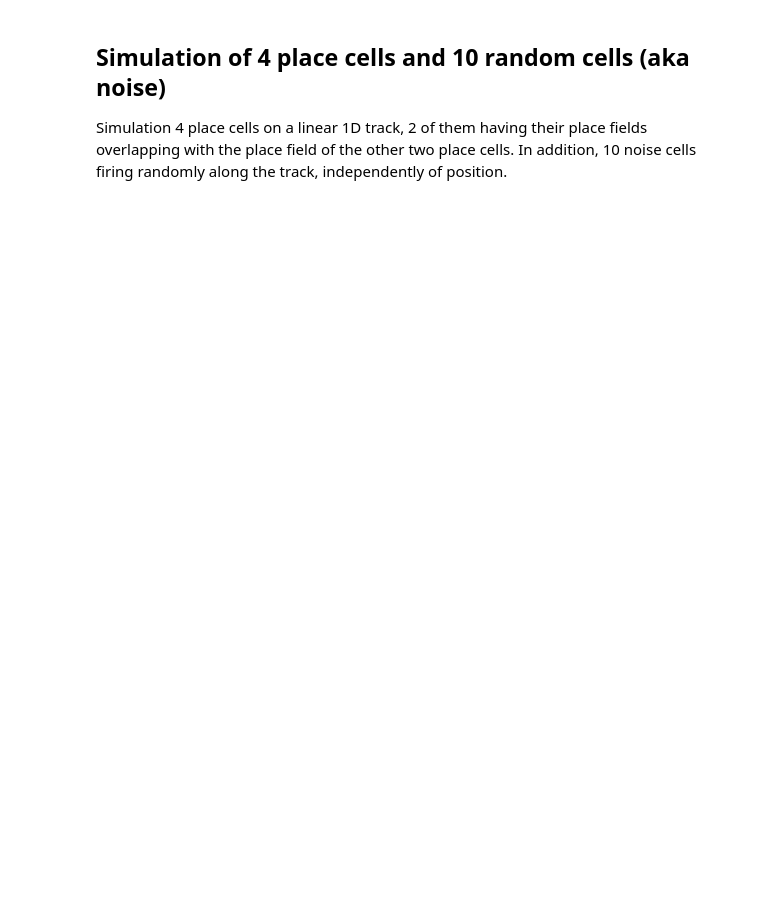
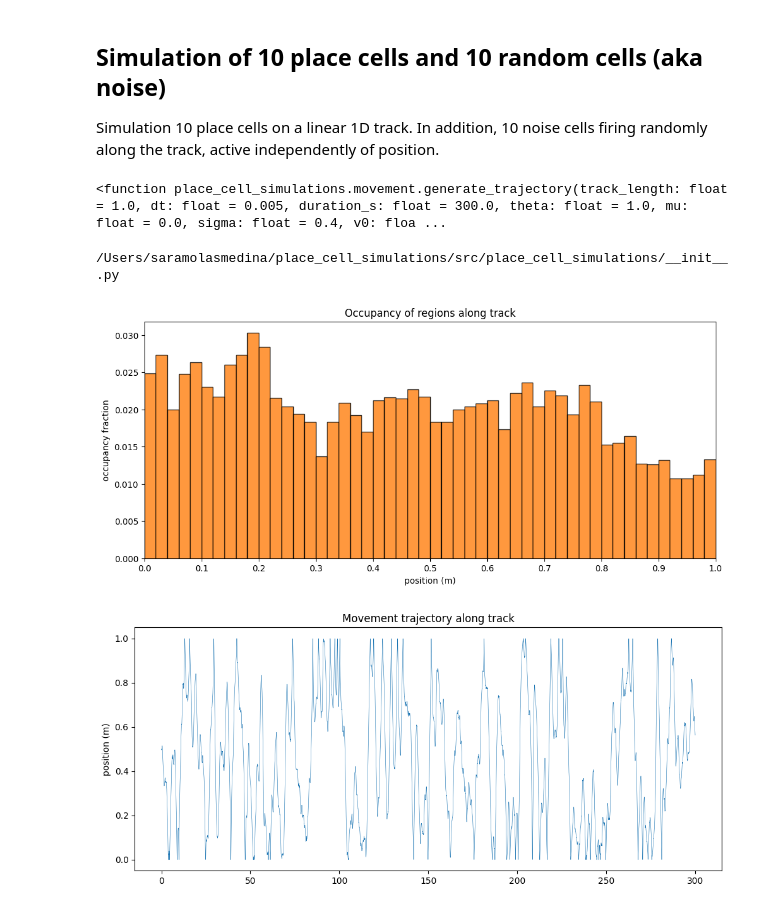
Before and after one commit to SaraMolas/place-cell-simulations, a Jupyter notebook: notebooks/simulation_fourPlacecellsAndNoise.ipynb, the cells around one changed output. Saved outputs shown, nothing was run; the diff lists cells and outputs as text; code cells hidden in the pictures; blank space fills up the shorter version.

Commit message:
run notebook to show plots

```diff
--- a/notebooks/simulation_fourPlacecellsAndNoise.ipynb
+++ b/notebooks/simulation_fourPlacecellsAndNoise.ipynb
@@ -1,22 +1,35 @@
 # %% [markdown]
-## Simulation of 4 place cells and 10 random cells (aka noise)
+## Simulation of 10 place cells and 10 random cells (aka noise)
 
-Simulation 4 place cells on a linear 1D track, 2 of them having their place fields overlapping with the place field of the other two place cells. In addition, 10 noise cells firing randomly along the track, independently of position.
+Simulation 10 place cells on a linear 1D track. In addition, 10 noise cells firing randomly along the track, active independently of position.
 # %%
 # 0. Import necessary libraries
 import numpy as np
 import os
 import place_cell_simulations as pcs
+# %%
+import place_cell_simulations as pcs
+dir(pcs)  # should list generate_trajectory
+pcs.generate_trajectory
+# %% [output]
+<function place_cell_simulations.movement.generate_trajectory(track_length: float = 1.0, dt: float = 0.005, duration_s: float = 300.0, theta: float = 1.0, mu: float = 0.0, sigma: float = 0.4, v0: floa ...
+# %%
+print(pcs.__file__)
+# %% [output]
+/Users/saramolasmedina/place_cell_simulations/src/place_cell_simulations/__init__.py
 # %%
 # 1. Generate trajectory along the track, and plot occupancy and position
 
  # generate trajectory
 traj = pcs.generate_trajectory(track_length = 1.0, dt = 0.005, duration_s = 300.0, theta = 1.0, mu = 0.0, sigma = 0.4, v0 = 0.0)
 
 # Plot occupancy histogram and position over time lineplot
-fig1, _ =  pcs.occupancy_plot(time = traj["time"], pos = traj["pos"], track_length = traj["meta"]["track_length"], n_bins = 50)
+fig1, _ =  pcs.occupancy_plot(pos = traj["pos"], track_length = traj["meta"]["track_length"], n_bins = 50)
 
 fig2, _ = pcs.plot_position(traj["time"], pos = traj["pos"], track_length = traj["meta"]["track_length"])
+# %% [output]
+[figure, added]
+[figure, added]
 # %%
 # 2. Generate spikes for place cells, and plot empirical and theoretical rate maps
 
```
Also changed, not shown: parts of 4 cells of this notebook.
